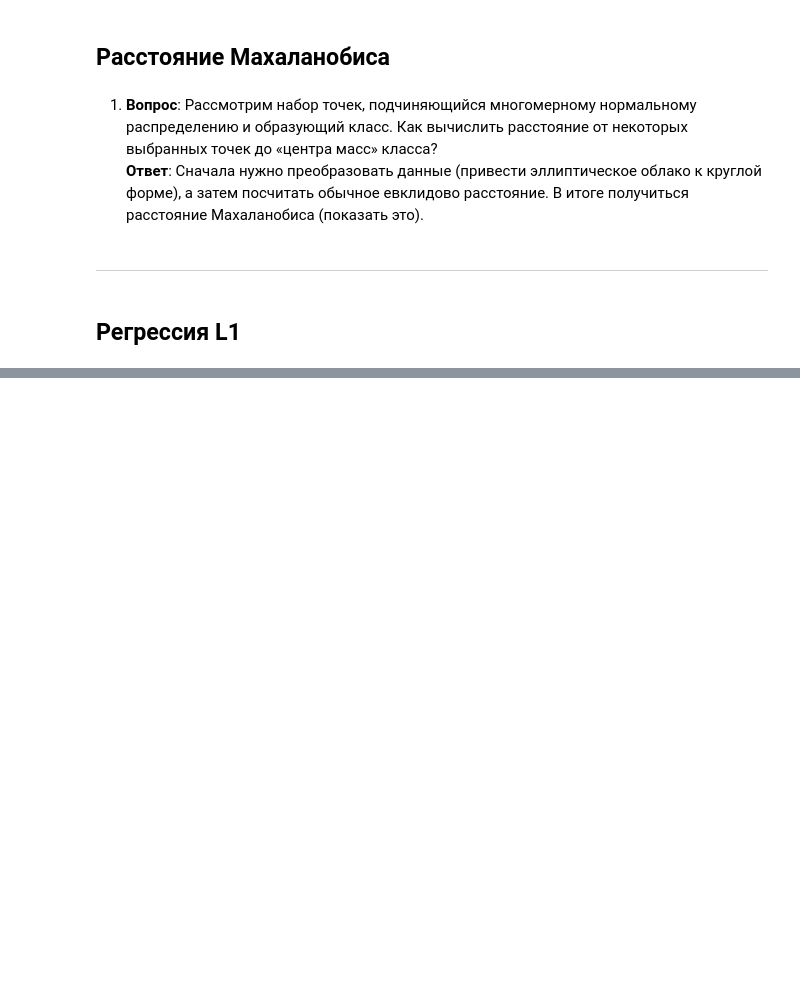
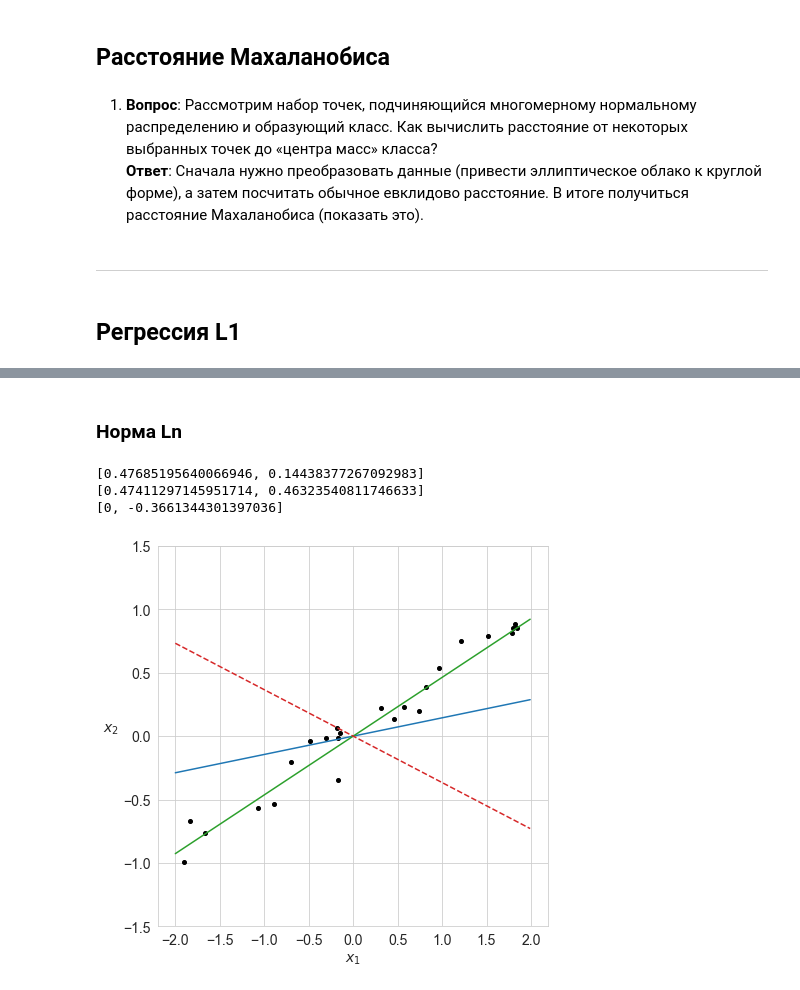
Before and after one commit to aa-savelyev/DaOptSm, a Jupyter notebook: 1.LA/control/Control.ipynb, the cells around one changed output, grey strips where cells are left out. Drawn from its saved outputs; the diff is of its cells as text; code cells hidden in the pictures; blank space fills up the shorter version.

```diff
--- a/1.LA/control/Control.ipynb
+++ b/1.LA/control/Control.ipynb
@@ -248,0 +260,43 @@ plt.show()
+# %% [markdown]
+### Норма Ln
+# %%
+# Ln optimization to reject outlier
+def Ln_norm(a, *args):
+    x, b, n = args
+    res = (a*x-b).flatten()
+    return np.linalg.norm(res, ord=n)
+# %%
+n = 3
+aLn = [0, 0]
+a0 = aL2[0]   # initialize to L2 solution
+
+res = minimize(Ln_norm, a0, args=(x, b_out, n))
+# print(res)
+aLn[1] = res.x[0]
+# %%
+print(aL2)
+print(aL1)
+print(aLn)
+# %% [output]
+[0.47685195640066946, 0.14438377267092983]
+[0.47411297145951714, 0.46323540811746633]
+[0, -0.3661344301397036]
+# %%
+fig, ax = plt.subplots(1, 1, figsize=(7,7))
+
+# Plotting X
+ax.plot(x[:-1],b[:-1],'ko')               # Data
+ax.plot(x[-1],b_out[-1],'o',c=cm(3),ms=7) # Outlier
+
+xgrid = np.arange(-2,2,0.01)
+# ax.plot(xgrid,aL2[0]*xgrid,'k-')         # L2 fit (no outlier)
+ax.plot(xgrid,aL2[1]*xgrid, '-',c=cm(0)) # L2 fit (outlier)
+ax.plot(xgrid,aL1[1]*xgrid, '-',c=cm(2)) # L1 fit (outlier)
+ax.plot(xgrid,aLn[1]*xgrid,'--',c=cm(3)) # Ln fit (outlier)
+
+ax.set_xlabel('$x_1$')
+ax.set_ylabel('$x_2$', rotation=0, ha='right')
+ax.set_ylim([-1.5, 1.5])
+plt.show()
+# %% [output]
+[figure, added]
```
Also changed, not shown: parts of 8 cells of this notebook, 4 other files.
